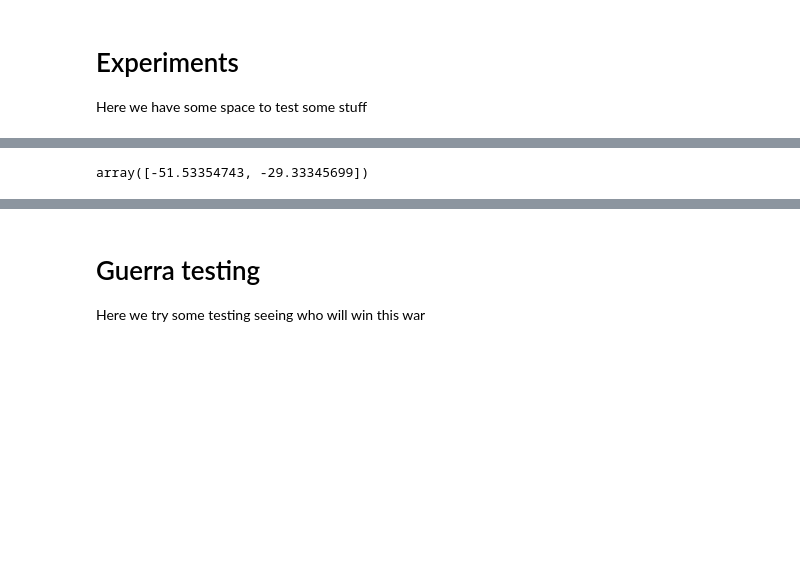
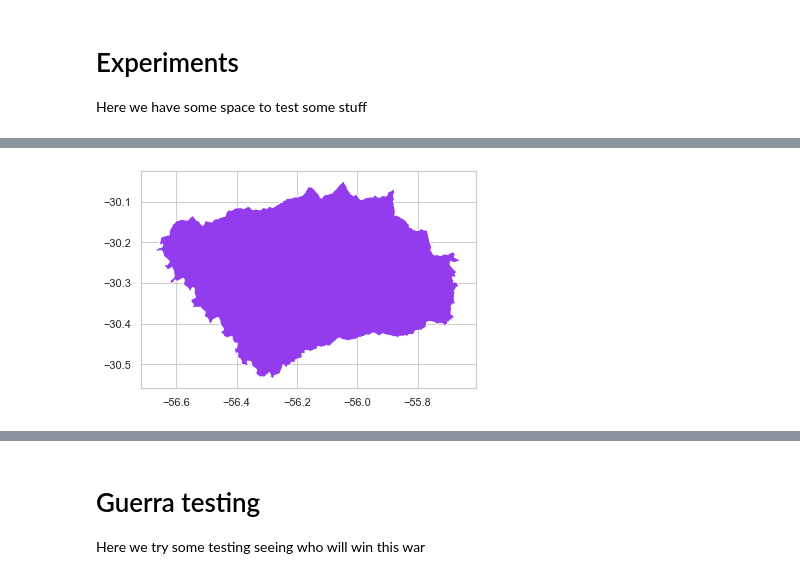
Before and after one commit to rafaeelaudibert/GuerraMundialRS, a Jupyter notebook: GuerraRS.ipynb, the cells around one changed output, grey strips where cells are left out. Saved outputs shown, nothing was run; the diff lists cells and outputs as text; code cells hidden in the pictures; blank space fills up the shorter version.

```diff
--- a/GuerraRS.ipynb
+++ b/GuerraRS.ipynb
@@ -62,9 +66,9 @@ def get_city_coordinates(df, city_name):
     From a city_name, return its XY coordinates
     """
     # Fetch the shape coordinates
-    shape = df[df.nome == city_name].coords.to_numpy()[0]
-    x_lon = [point[0] for point in shape]
-    y_lat = [point[1] for point in shape]
+    coords = df[df.nome == city_name].coords.to_numpy()[0]
+    x_lon = [point[0] for point in coords]
+    y_lat = [point[1] for point in coords]
 
     return x_lon, y_lat
 # %%
@@ -107,21 +111,17 @@ def distance_to_other_cities(df, city):
 # %% [markdown]
 We also use a function to plot a single shape
 # %%
-def plot_city(df, city_name):
+def plot_city(df, city_name, color='w', print_text=False, **kwargs):
     """ Plots a single shape """
-
-    # Configure the plot
-    plt.figure()
-    ax = plt.axes()
-    ax.set_aspect('equal')
 
     # Fetch and plot the shape
     x_lon, y_lat = get_city_coordinates(df, city_name)
-    plt.plot(x_lon,y_lat)
+    plt.fill(x_lon, y_lat, facecolor=color)
 
     # Configure the text plotting
-    x_center, y_center = get_city_centre(df, city_name)
-    plt.text(x_center, y_center, city_name, fontsize=10)
+    if print_text:
+        x_center, y_center = get_city_centre(df, city_name)
+        plt.text(x_center, y_center, city_name, va='center', ha='center', **kwargs)
 # %% [markdown]
 And a function to plot a map, and cities, by color
 # %%
@@ -194,4 +189,4 @@ plot_map_fill(sf, df, [('Carlos Barbosa', 'r'), ('Porto Alegre', 'g')], 'RS')
-# %%
-get_city_centre(df, 'Carlos Barbosa')
-# %% [output]
-array([-51.53354743, -29.33345699])
+# %%
+plot_city(df, 'Quaraí', df.iloc[2].color)
+# %% [output]
+[figure, added]
```
Also changed, not shown: parts of 14 cells of this notebook.
